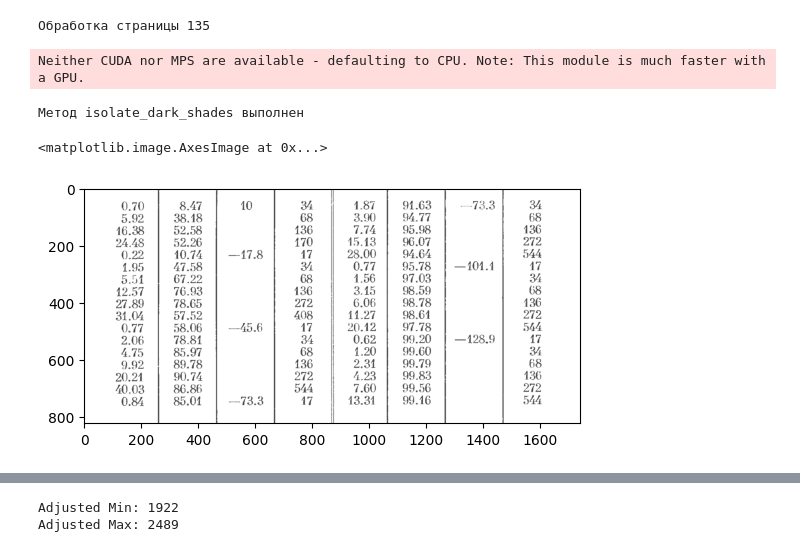
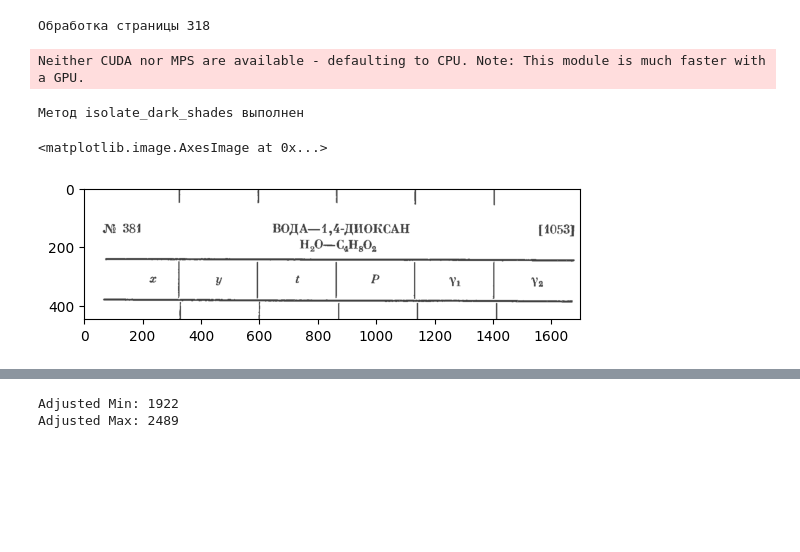
Before and after one commit to kdavjd/liquid_vapor_database, a Jupyter notebook: docs/extract_tables.ipynb, the cells around one changed output, grey strips where cells are left out. Cells and saved outputs as stored; diff of their text form; code cells hidden in the pictures; blank space fills up the shorter version.

```diff
--- a/docs/extract_tables.ipynb
+++ b/docs/extract_tables.ipynb
@@ -10,7 +10,7 @@ from src.page_data import PageData
 from src.cropped_tables import CroppedTables
 
 
-PAGE_NUM = 135
+PAGE_NUM = 318
 data_path = f'C:/IDE/repository/liquid_vapor_database/data/Kogan_1.pdf'
 work_folder_path = f'C:/IDE/repository/liquid_vapor_database/pdf_data/page_{PAGE_NUM}'
 assets_folder_path = 'C:/IDE/repository/liquid_vapor_database/tests/assets'
@@ -24,19 +24,19 @@ page = PageData(easyocr_df)
 page.df.to_csv(f'{assets_folder_path}/{PAGE_NUM}_df.csv', index=False)
 cropped_tables = CroppedTables(page, img_path, work_folder_path)
 # %% [output]
-Обработка страницы 135
+Обработка страницы 318
 Neither CUDA nor MPS are available - defaulting to CPU. Note: This module is much faster with a GPU.
 Метод isolate_dark_shades выполнен
 # %%
 import cv2
 import matplotlib.pyplot as plt
 
 
-img = cv2.imread(cropped_tables.value[1])
+img = cv2.imread(cropped_tables.metadata[1])
 img = cv2.cvtColor(img, cv2.COLOR_BGR2RGB)
 
 
 plt.imshow(img)
 # %% [output]
 <matplotlib.image.AxesImage at 0x...>
-[figure, old version]
+[figure, new version]
```
Also changed, not shown: parts of 11 cells of this notebook, 23 other files.
